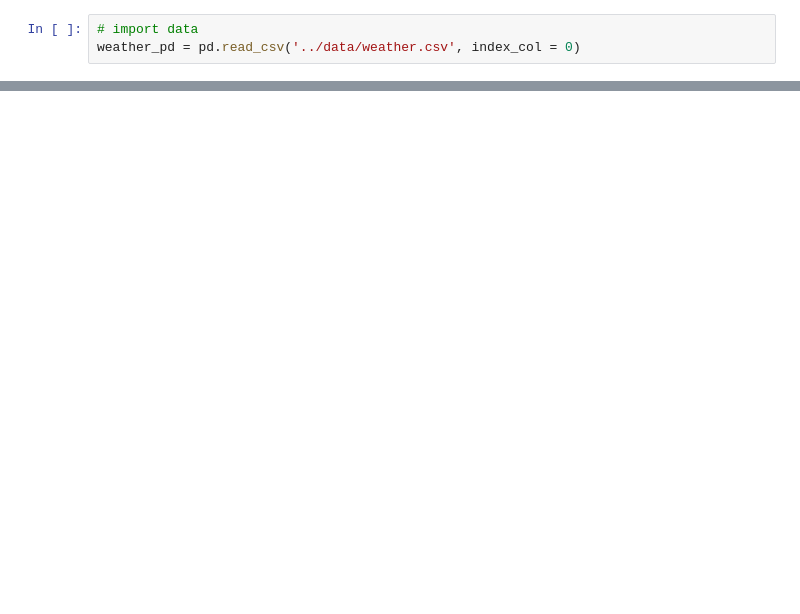
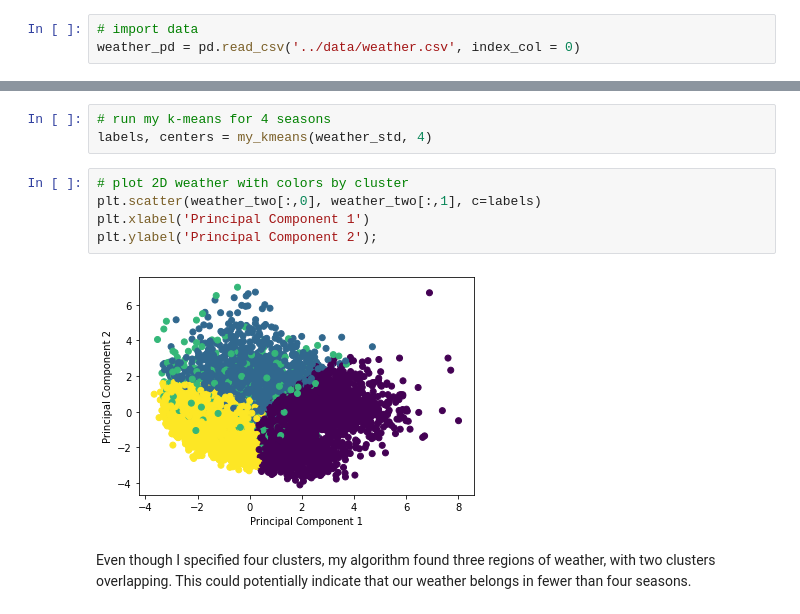
Before and after one commit to comp-machine-learning-spring2021/portfolio-krhablutzel, a Jupyter notebook: A-clustering/A-clustering.ipynb, the cells around one changed output, grey strips where cells are left out. Cells and saved outputs as stored; diff of their text form; blank space fills up the shorter version.

```diff
--- a/A-clustering/A-clustering.ipynb
+++ b/A-clustering/A-clustering.ipynb
@@ -141,0 +135,12 @@ plt.scatter(weather_two[:,0], weather_two[:,1], c=labels_spect, s=10)
+# %%
+# run my k-means for 4 seasons
+labels, centers = my_kmeans(weather_std, 4)
+# %%
+# plot 2D weather with colors by cluster
+plt.scatter(weather_two[:,0], weather_two[:,1], c=labels)
+plt.xlabel('Principal Component 1')
+plt.ylabel('Principal Component 2');
+# %% [output]
+[figure, added]
+# %% [markdown]
+Even though I specified four clusters, my algorithm found three regions of weather, with two clusters overlapping. This could potentially indicate that our weather belongs in fewer than four seasons.
```
Also changed, not shown: parts of 58 cells of this notebook, 7 other files.
